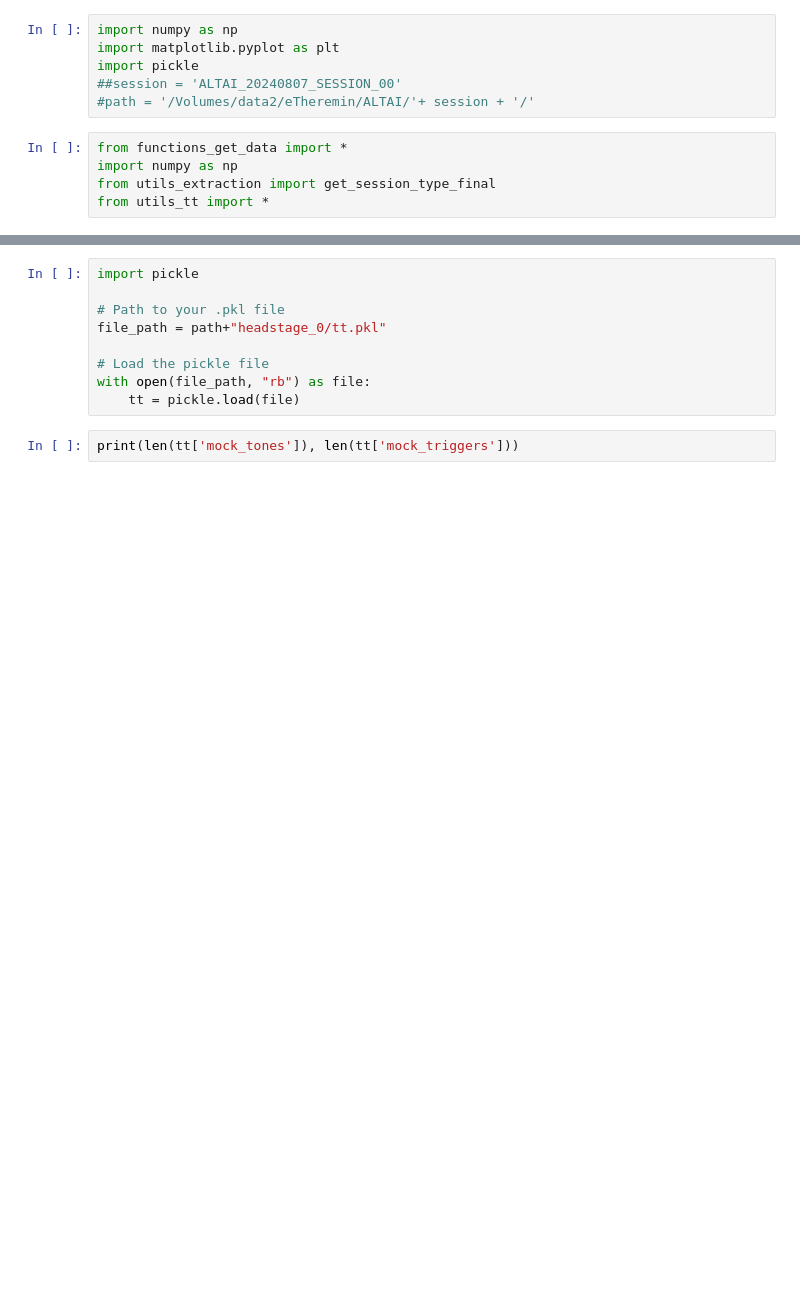
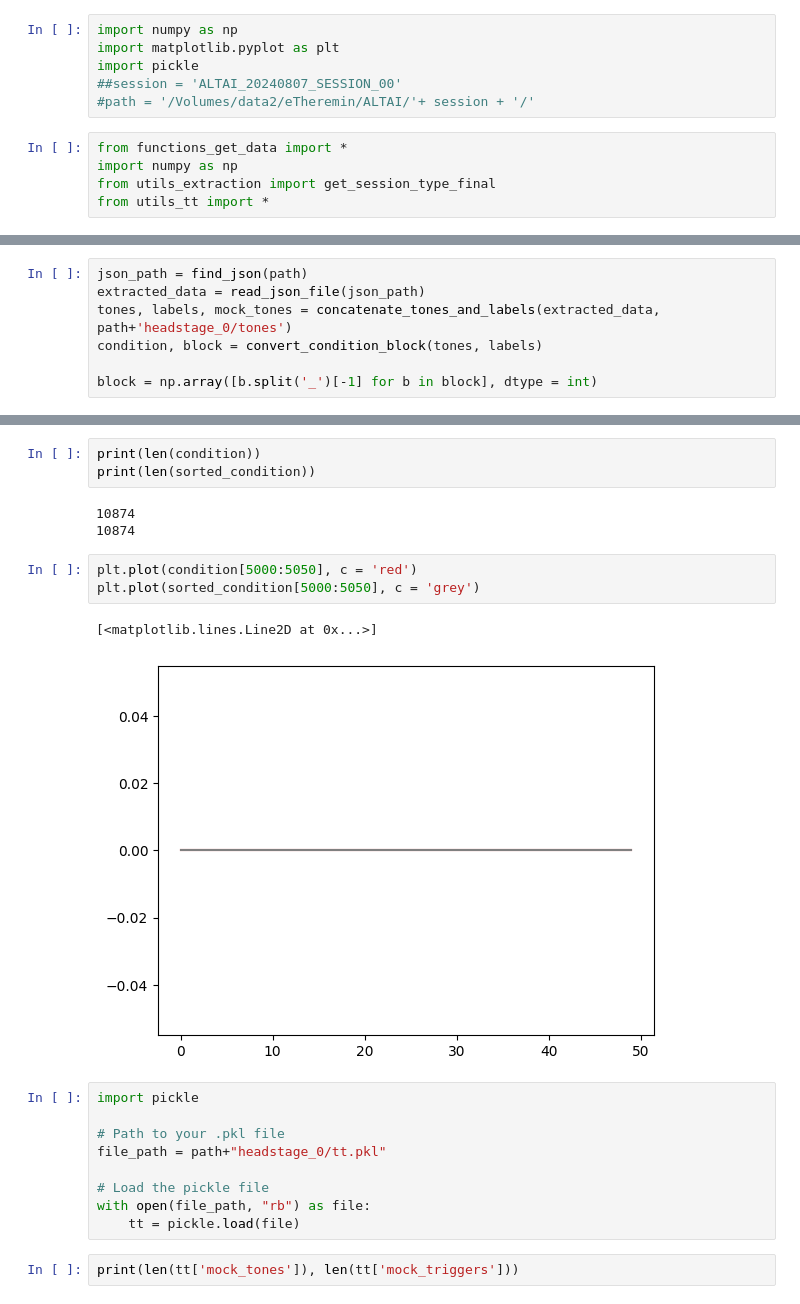
Before and after one commit to felicielevinton/extraction, a Jupyter notebook: test_new_psth.ipynb, the cells around one changed output, grey strips where cells are left out. Drawn from its saved outputs; the diff is of its cells as text; blank space fills up the shorter version.

```diff
--- a/test_new_psth.ipynb
+++ b/test_new_psth.ipynb
@@ -19,0 +166,7 @@ path = '/Volumes/data2/eTheremin/ALTAI/'+ session + '/'
+# %%
+json_path = find_json(path)
+extracted_data = read_json_file(json_path)
+tones, labels, mock_tones = concatenate_tones_and_labels(extracted_data, path+'headstage_0/tones')
+condition, block = convert_condition_block(tones, labels)
+
+block = np.array([b.split('_')[-1] for b in block], dtype = int)
@@ -20,3 +204,15 @@ path = '/Volumes/data2/eTheremin/ALTAI/'+ session + '/'
+# %%
+print(len(condition))
+print(len(sorted_condition))
+# %% [output]
+10874
+10874
+# %%
+plt.plot(condition[5000:5050], c = 'red')
+plt.plot(sorted_condition[5000:5050], c = 'grey')
+# %% [output]
+[<matplotlib.lines.Line2D at 0x...>]
+[figure, added]
 # %%
 import pickle
 
```
Also changed, not shown: parts of 17 cells of this notebook, 6 other files.
